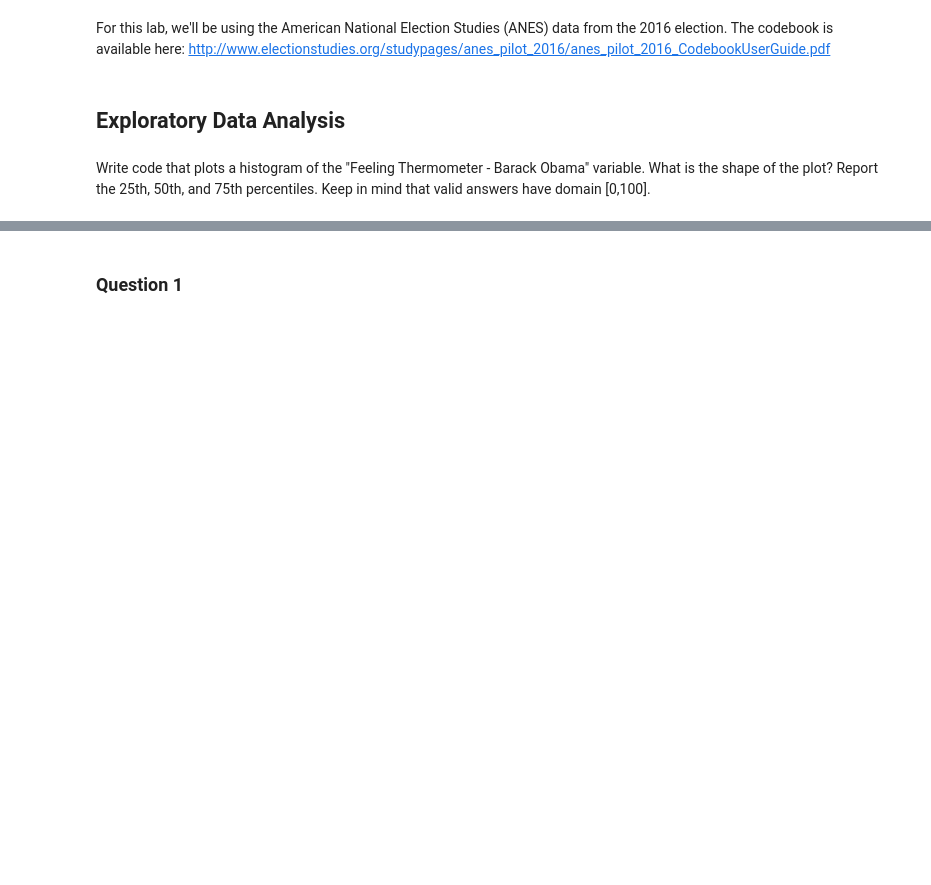
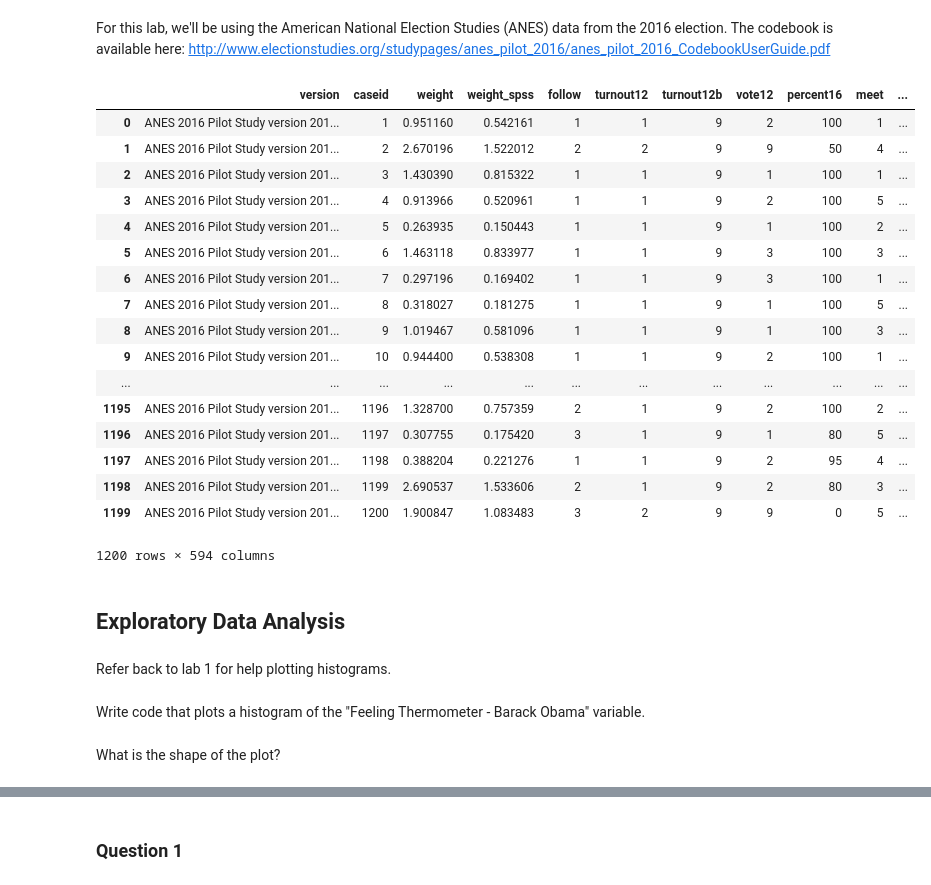
Before and after one commit to ds-modules/LEGALST-190, a Jupyter notebook: LEGALST-123/1-30/1-30_Bootstrap and Confidence Intervals.ipynb, the cells around one changed output, grey strips where cells are left out. Drawn from its saved outputs; the diff is of its cells as text; code cells hidden in the pictures; blank space fills up the shorter version.

```diff
--- a/LEGALST-123/1-30/1-30_Bootstrap and Confidence Intervals.ipynb
+++ b/LEGALST-123/1-30/1-30_Bootstrap and Confidence Intervals.ipynb
@@ -11,11 +12,34 @@ plots.style.use('fivethirtyeight')
 # %% [markdown]
 For this lab, we'll be using the American National Election Studies (ANES) data from the 2016 election. The codebook is available here: http://www.electionstudies.org/studypages/anes_pilot_2016/anes_pilot_2016_CodebookUserGuide.pdf
 # %%
-anes = Table.read_table('../data/anes/anes_pilot_2016.csv')
+anes = pd.read_csv('../data/anes/anes_pilot_2016.csv')
 anes
+# %% [output]
+|  | version | caseid | weight | weight_spss | follow | turnout12 | turnout12b | vote12 | percent16 | meet | ... |
+| 0 | ANES 2016 Pilot Study version 201... | 1 | 0.951160 | 0.542161 | 1 | 1 | 9 | 2 | 100 | 1 | ... |
+| 1 | ANES 2016 Pilot Study version 201... | 2 | 2.670196 | 1.522012 | 2 | 2 | 9 | 9 | 50 | 4 | ... |
+| 2 | ANES 2016 Pilot Study version 201... | 3 | 1.430390 | 0.815322 | 1 | 1 | 9 | 1 | 100 | 1 | ... |
+| 3 | ANES 2016 Pilot Study version 201... | 4 | 0.913966 | 0.520961 | 1 | 1 | 9 | 2 | 100 | 5 | ... |
+| 4 | ANES 2016 Pilot Study version 201... | 5 | 0.263935 | 0.150443 | 1 | 1 | 9 | 1 | 100 | 2 | ... |
+| 5 | ANES 2016 Pilot Study version 201... | 6 | 1.463118 | 0.833977 | 1 | 1 | 9 | 3 | 100 | 3 | ... |
+| 6 | ANES 2016 Pilot Study version 201... | 7 | 0.297196 | 0.169402 | 1 | 1 | 9 | 3 | 100 | 1 | ... |
+| 7 | ANES 2016 Pilot Study version 201... | 8 | 0.318027 | 0.181275 | 1 | 1 | 9 | 1 | 100 | 5 | ... |
+| 8 | ANES 2016 Pilot Study version 201... | 9 | 1.019467 | 0.581096 | 1 | 1 | 9 | 1 | 100 | 3 | ... |
+| 9 | ANES 2016 Pilot Study version 201... | 10 | 0.944400 | 0.538308 | 1 | 1 | 9 | 2 | 100 | 1 | ... |
+| ... | ... | ... | ... | ... | ... | ... | ... | ... | ... | ... | ... |
+| 1195 | ANES 2016 Pilot Study version 201... | 1196 | 1.328700 | 0.757359 | 2 | 1 | 9 | 2 | 100 | 2 | ... |
+| 1196 | ANES 2016 Pilot Study version 201... | 1197 | 0.307755 | 0.175420 | 3 | 1 | 9 | 1 | 80 | 5 | ... |
+| 1197 | ANES 2016 Pilot Study version 201... | 1198 | 0.388204 | 0.221276 | 1 | 1 | 9 | 2 | 95 | 4 | ... |
+| 1198 | ANES 2016 Pilot Study version 201... | 1199 | 2.690537 | 1.533606 | 2 | 1 | 9 | 2 | 80 | 3 | ... |
+| 1199 | ANES 2016 Pilot Study version 201... | 1200 | 1.900847 | 1.083483 | 3 | 2 | 9 | 9 | 0 | 5 | ... |
+1200 rows × 594 columns
 # %% [markdown]
 ## Exploratory Data Analysis
+# %% [markdown]
+Refer back to lab 1 for help plotting histograms.
 # %% [markdown]
-Write code that plots a histogram of the "Feeling Thermometer - Barack Obama" variable. What is the shape of the plot? Report the 25th, 50th, and 75th percentiles. Keep in mind that valid answers have domain [0,100].
+Write code that plots a histogram of the "Feeling Thermometer - Barack Obama" variable.
 # %%
 # Histogram code
+# %% [markdown]
+What is the shape of the plot?
```
Also changed, not shown: parts of 9 cells of this notebook, 1 other file.
